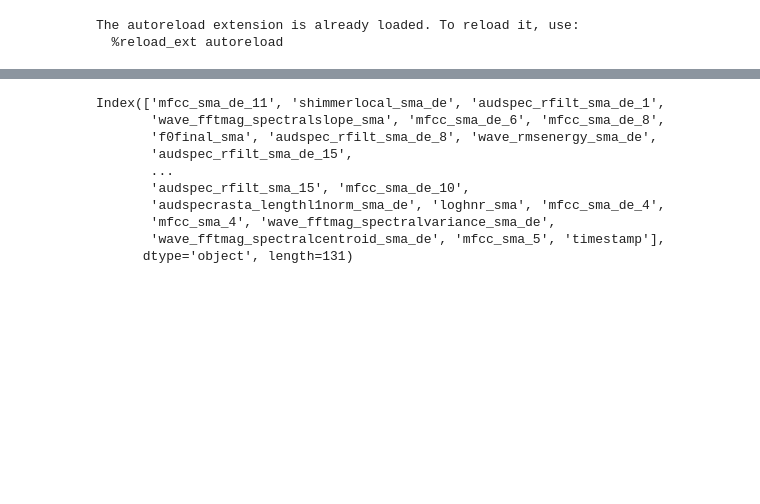
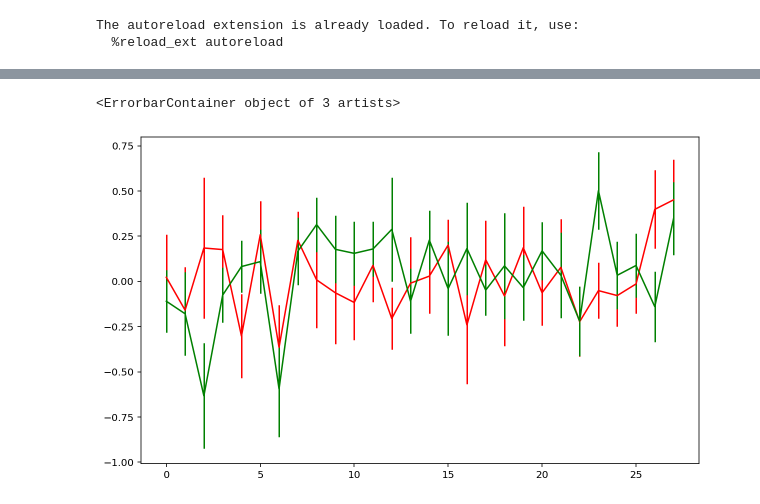
Before and after one commit to paulosoaresua/tomcat-coordination_analysis, a Jupyter notebook: notebooks/Transfer Entropy.ipynb, the cells around one changed output, grey strips where cells are left out. Drawn from its saved outputs; the diff is of its cells as text; code cells hidden in the pictures; blank space fills up the shorter version.

```diff
--- a/notebooks/Transfer Entropy.ipynb
+++ b/notebooks/Transfer Entropy.ipynb
@@ -47,14 +10,0 @@ df[df['participant'] == 'P000427'].sort_values('timestamp')[df.columns[:-3]]
-# %%
-cols = df.columns[:-3]
-cols
-# %% [output]
-Index(['mfcc_sma_de_11', 'shimmerlocal_sma_de', 'audspec_rfilt_sma_de_1',
-       'wave_fftmag_spectralslope_sma', 'mfcc_sma_de_6', 'mfcc_sma_de_8',
-       'f0final_sma', 'audspec_rfilt_sma_de_8', 'wave_rmsenergy_sma_de',
-       'audspec_rfilt_sma_de_15',
-       ...
-       'audspec_rfilt_sma_15', 'mfcc_sma_de_10',
-       'audspecrasta_lengthl1norm_sma_de', 'loghnr_sma', 'mfcc_sma_de_4',
-       'mfcc_sma_4', 'wave_fftmag_spectralvariance_sma_de',
-       'wave_fftmag_spectralcentroid_sma_de', 'mfcc_sma_5', 'timestamp'],
-      dtype='object', length=131)
@@ -60,0 +18,28 @@ Index(['mfcc_sma_de_11', 'shimmerlocal_sma_de', 'audspec_rfilt_sma_de_1',
+# %%
+# Load segmentations from a specific trial
+trial_number = "8016ef64-a243-11ec-b00d-acde48001122"
+ss = SpeechSegmentation()
+ss.load(f"../data/study3/vocalic_series/{trial_number}")
+# %%
+def point_series_from_segment_series(segment_series):
+    """
+    This function computes the mean and standard error in each segment for all the segments in
+    a time series of segments
+    """
+
+    means = [np.mean(seg) for seg in segment_series]
+    errs = [np.std(seg)/np.sqrt(len(seg)) for seg in segment_series]
+
+    return means, errs
+# %%
+# Visualizing series for a specific dyad and vocalic feature
+red_means, red_errs = point_series_from_segment_series(ss.red_to_green[0]["pitch"])
+green_means, green_errs = point_series_from_segment_series(ss.red_to_green[1]["pitch"])
+time_steps = np.arange(len(green_means))
+
+plt.figure(figsize=(10, 6))
+plt.errorbar(time_steps, red_means, yerr=red_errs, color="red")
+plt.errorbar(time_steps, green_means, yerr=green_errs, color="green")
+# %% [output]
+<ErrorbarContainer object of 3 artists>
+[figure, added]
```
Also changed, not shown: parts of 9 cells of this notebook, 6 other files.
